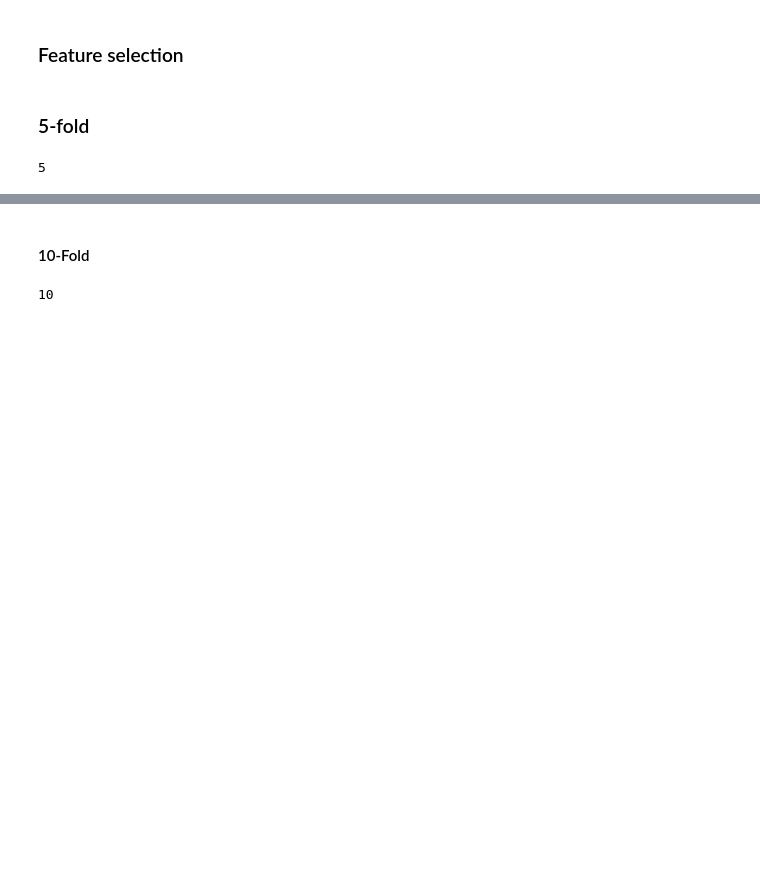
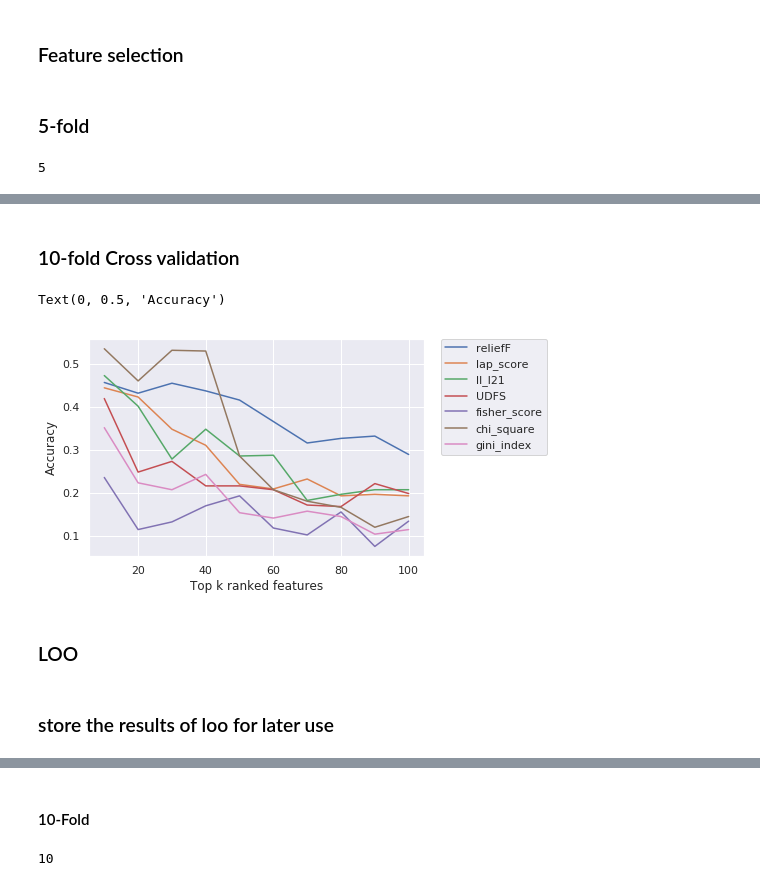
Before and after one commit to Raouaaa/Master_project, a Jupyter notebook: FS-RH.ipynb, the cells around one changed output, grey strips where cells are left out. Saved outputs shown, nothing was run; the diff lists cells and outputs as text; code cells hidden in the pictures; blank space fills up the shorter version.

```diff
--- a/FS-RH.ipynb
+++ b/FS-RH.ipynb
@@ -197,0 +296,34 @@ def training(cv,num_fea,FS_method):
+# %% [markdown]
+### 10-fold Cross validation
+# %%
+kf10=KFold(n_splits=10,shuffle=True)
+# %%
+FS_performance_kf10=[]
+for FS in pool_FS:
+    acc_k=[]
+
+    for k in num_fea:
+        _feature_ranking,_acc=training(kf10,k,FS)
+        acc_k.append(_acc)
+    FS_performance_kf10.append(acc_k)
+# %%
+import matplotlib.pyplot as plt
+%matplotlib inline
+import seaborn as sns
+sns.set()
+#def plot_performance(result,num_fea):
+line1, = plt.plot(num_fea,FS_performance_kf10[0], label='reliefF')
+line2, = plt.plot(num_fea,FS_performance_kf10[1], marker='', label='lap_score')
+line3, = plt.plot(num_fea,FS_performance_kf10[2], marker='', label='ll_l21')
+line4, = plt.plot(num_fea,FS_performance_kf10[3], marker='', label='UDFS')
+line5, = plt.plot(num_fea,FS_performance_kf10[4], marker='', label='fisher_score')
+line6, = plt.plot(num_fea,FS_performance_kf10[5], marker='', label='chi_square')
+line7, = plt.plot(num_fea,FS_performance_kf10[6], marker='', label='gini_index')
+plt.legend(bbox_to_anchor=(1.05, 1), loc='upper left', borderaxespad=0)
+plt.xlabel('Top k ranked features')
+plt.ylabel('Accuracy')
+# %% [output]
+Text(0, 0.5, 'Accuracy')
+[figure, added]
+# %% [markdown]
+### LOO
@@ -197,0 +347,2 @@ def training(cv,num_fea,FS_method):
+# %% [markdown]
+### store the results of loo for later use
```
Also changed, not shown: parts of 48 cells of this notebook, 8 other files.
